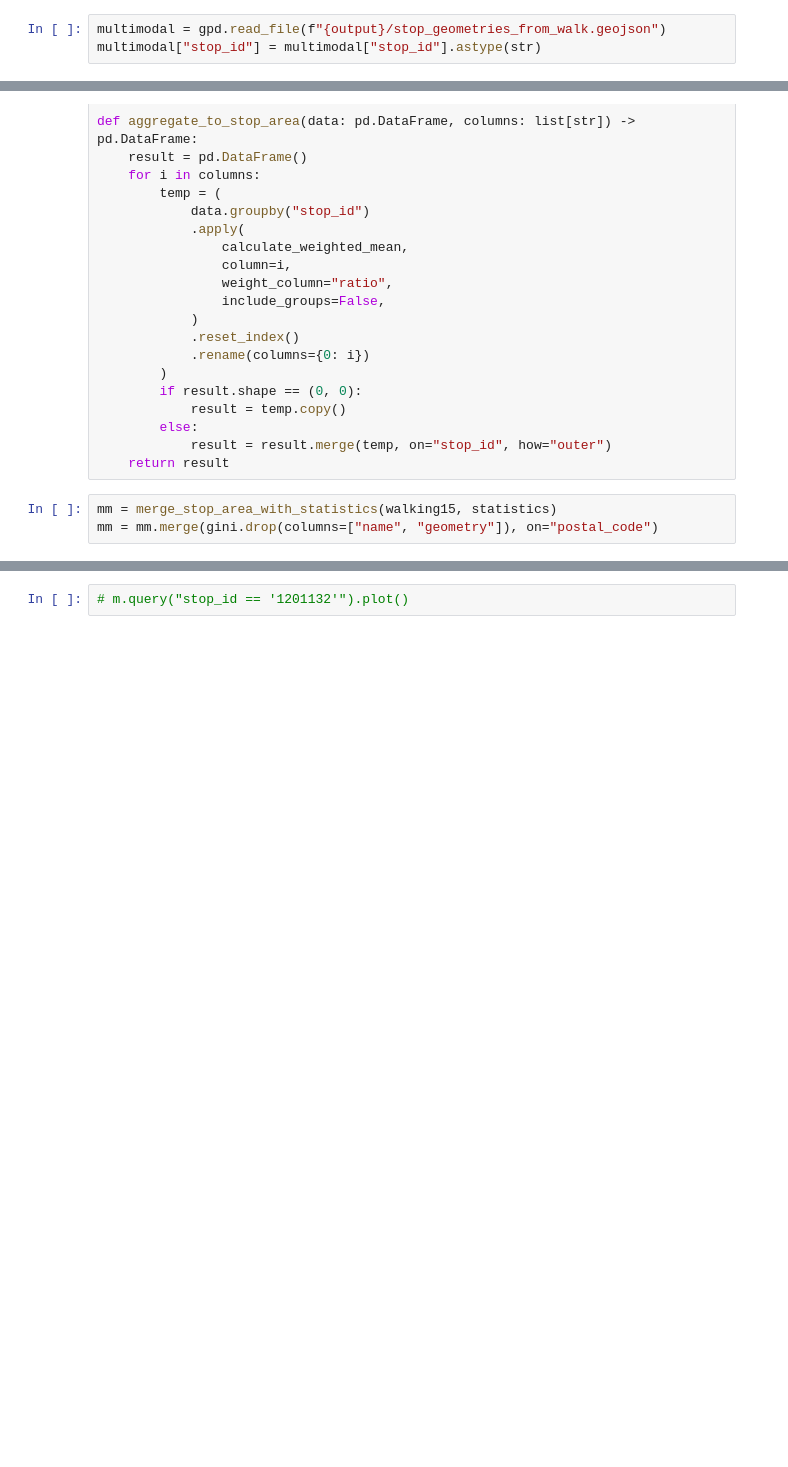
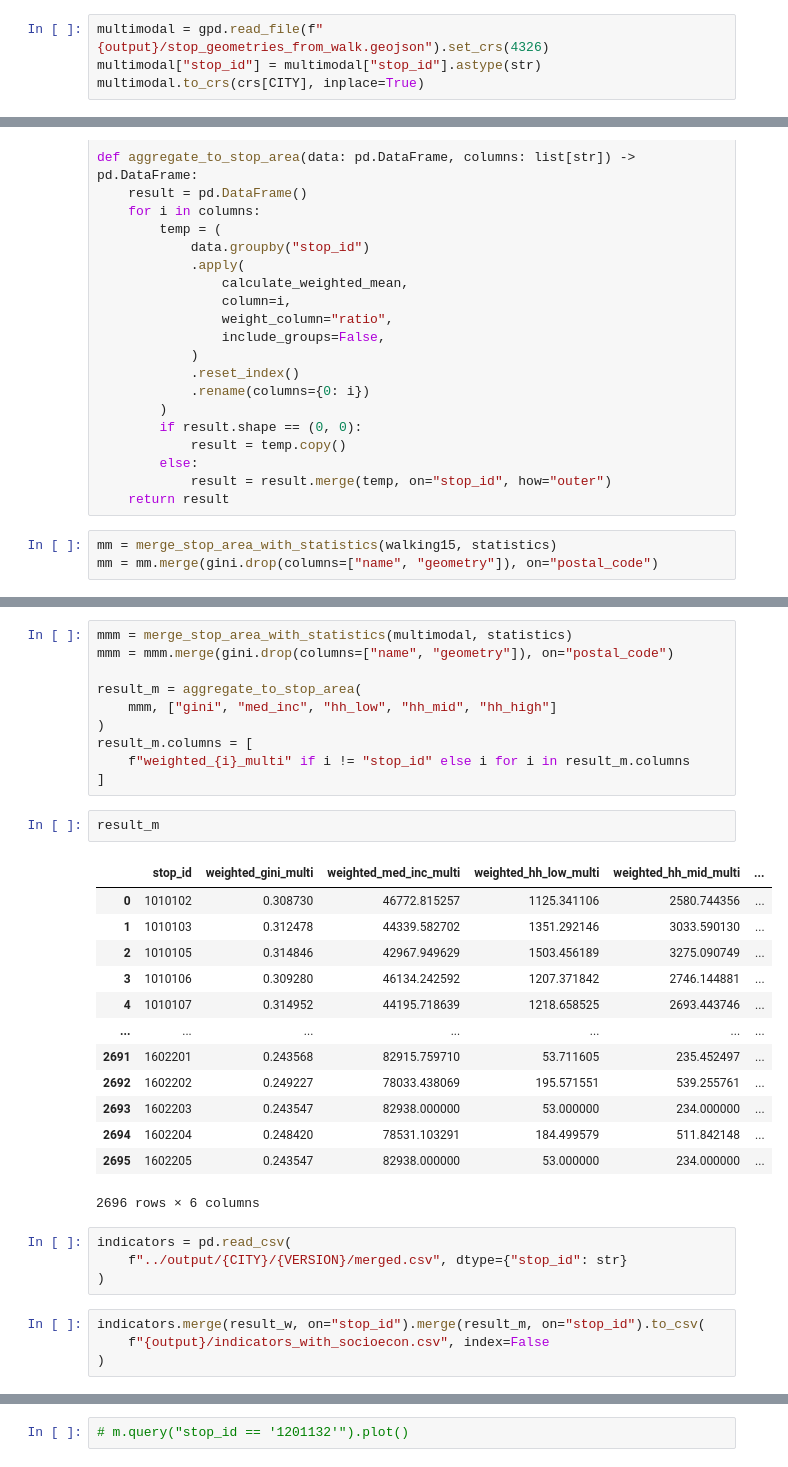
Before and after one commit to ANETILab/stop_accessibility, a Jupyter notebook: notebooks/apply_socioecon_indicators_to_stop_areas.ipynb, the cells around one changed output, grey strips where cells are left out. Cells and saved outputs as stored; diff of their text form; blank space fills up the shorter version.

```diff
--- a/notebooks/apply_socioecon_indicators_to_stop_areas.ipynb
+++ b/notebooks/apply_socioecon_indicators_to_stop_areas.ipynb
@@ -48,7 +50,8 @@ walking.to_crs(crs[CITY], inplace=True)
 walking15 = walking[(walking["costing"] == "walk") & (walking["range"] == 15)].copy()
 walking15.drop(columns=["costing", "range"], inplace=True)
 # %%
-multimodal = gpd.read_file(f"{output}/stop_geometries_from_walk.geojson")
+multimodal = gpd.read_file(f"{output}/stop_geometries_from_walk.geojson").set_crs(4326)
 multimodal["stop_id"] = multimodal["stop_id"].astype(str)
+multimodal.to_crs(crs[CITY], inplace=True)
 # %%
 statistics = gpd.read_file(f"../data/statistics/{CITY}/{YEAR}/statistics.geojson")
@@ -185,0 +199,34 @@ result
+# %%
+mmm = merge_stop_area_with_statistics(multimodal, statistics)
+mmm = mmm.merge(gini.drop(columns=["name", "geometry"]), on="postal_code")
+
+result_m = aggregate_to_stop_area(
+    mmm, ["gini", "med_inc", "hh_low", "hh_mid", "hh_high"]
+)
+result_m.columns = [
+    f"weighted_{i}_multi" if i != "stop_id" else i for i in result_m.columns
+]
+# %%
+result_m
+# %% [output]
+|  | stop_id | weighted_gini_multi | weighted_med_inc_multi | weighted_hh_low_multi | weighted_hh_mid_multi | ... |
+| 0 | 1010102 | 0.308730 | 46772.815257 | 1125.341106 | 2580.744356 | ... |
+| 1 | 1010103 | 0.312478 | 44339.582702 | 1351.292146 | 3033.590130 | ... |
+| 2 | 1010105 | 0.314846 | 42967.949629 | 1503.456189 | 3275.090749 | ... |
+| 3 | 1010106 | 0.309280 | 46134.242592 | 1207.371842 | 2746.144881 | ... |
+| 4 | 1010107 | 0.314952 | 44195.718639 | 1218.658525 | 2693.443746 | ... |
+| ... | ... | ... | ... | ... | ... | ... |
+| 2691 | 1602201 | 0.243568 | 82915.759710 | 53.711605 | 235.452497 | ... |
+| 2692 | 1602202 | 0.249227 | 78033.438069 | 195.571551 | 539.255761 | ... |
+| 2693 | 1602203 | 0.243547 | 82938.000000 | 53.000000 | 234.000000 | ... |
+| 2694 | 1602204 | 0.248420 | 78531.103291 | 184.499579 | 511.842148 | ... |
+| 2695 | 1602205 | 0.243547 | 82938.000000 | 53.000000 | 234.000000 | ... |
+2696 rows × 6 columns
+# %%
+indicators = pd.read_csv(
+    f"../output/{CITY}/{VERSION}/merged.csv", dtype={"stop_id": str}
+)
+# %%
+indicators.merge(result_w, on="stop_id").merge(result_m, on="stop_id").to_csv(
+    f"{output}/indicators_with_socioecon.csv", index=False
+)
```
Also changed, not shown: parts of 9 cells of this notebook.
